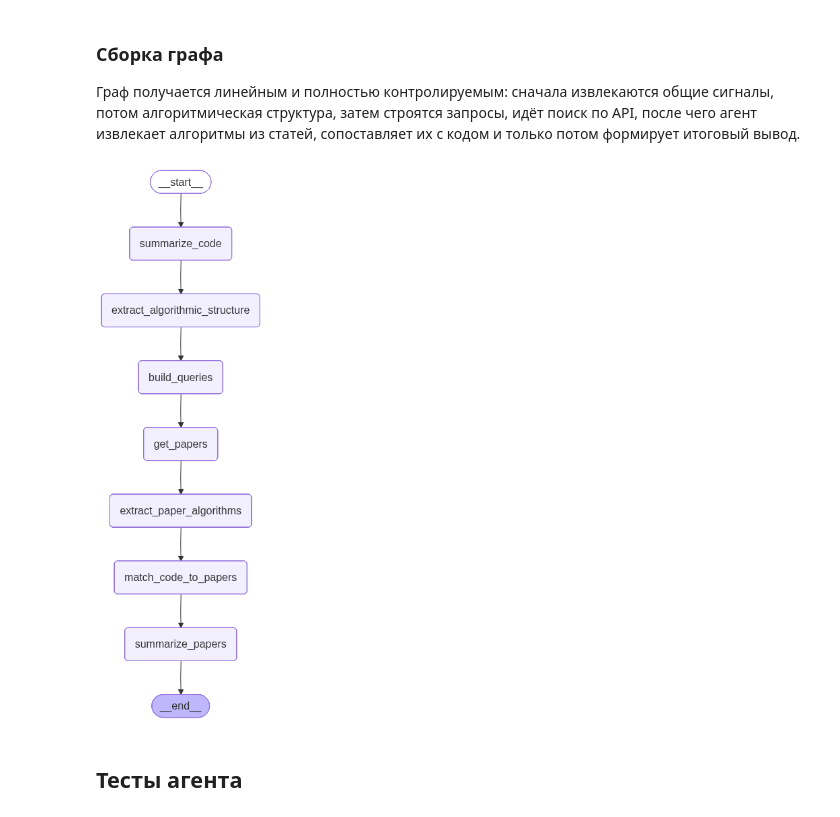
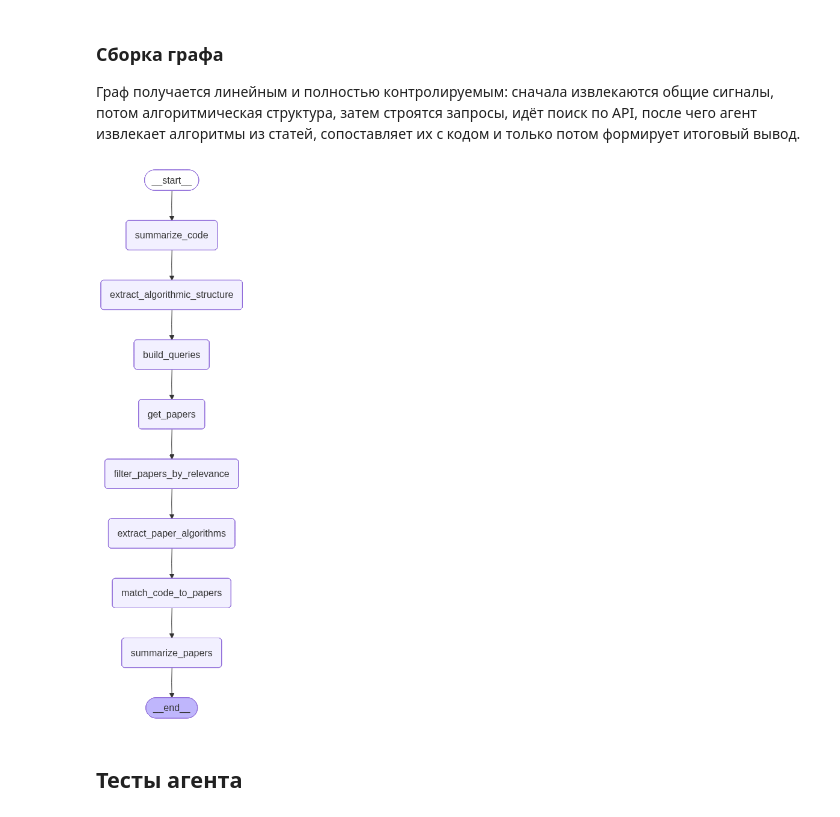
Before and after one commit to Bosbobos/IAD, a Jupyter notebook: AppliedDataAnalysisProblems/1/agents.ipynb, the cells around one changed output. Drawn from its saved outputs; the diff is of its cells as text; code cells hidden in the pictures.

```diff
--- a/AppliedDataAnalysisProblems/1/agents.ipynb
+++ b/AppliedDataAnalysisProblems/1/agents.ipynb
@@ -105,8 +95,9 @@ class AgentState(TypedDict, total=False):
     final_summary: str
 # %%
 VERBOSE = True
-TOP_PAPERS_FOR_ALGO_EXTRACTION = 3
-TOP_PAPERS_FOR_MATCHING = 12
+TOP_PAPERS_FOR_RELEVANCE_FILTER = 10
+TOP_PAPERS_FOR_LLM_ALGO_EXTRACTION = 3
+TOP_PAPERS_FOR_MATCHING = 10
 TOP_PAPERS_FOR_DEEP_MATCHING = 6
 ALGO_MATCH_SCORE_THRESHOLD = 0.45
 ALGORITHM_DB_PATH = os.path.abspath("paper_algorithms_cache.sqlite3")
@@ -329,5 +389,8 @@ def get_papers(state: AgentState):
 
     if VERBOSE:
         print(f"Total unique papers found: {len(papers)}")
+        print("ALL RETRIEVED PAPERS:")
+        for i, p in enumerate(papers, 1):
+            print(i, p["title"])
 
     return {"papers": papers}
@@ -1173,27 +1527,29 @@ def summarize_papers(state: AgentState):
 # %%
 graph_builder = StateGraph(AgentState)
 
 graph_builder.add_node("summarize_code", summarize_code)
 graph_builder.add_node("extract_algorithmic_structure", extract_algorithmic_structure)
 graph_builder.add_node("build_queries", build_queries)
 graph_builder.add_node("get_papers", get_papers)
+graph_builder.add_node("filter_papers_by_relevance", filter_papers_by_relevance)
 graph_builder.add_node("extract_paper_algorithms", extract_paper_algorithms)
 graph_builder.add_node("match_code_to_papers", match_code_to_papers)
 graph_builder.add_node("summarize_papers", summarize_papers)
 
 graph_builder.add_edge(START, "summarize_code")
 graph_builder.add_edge("summarize_code", "extract_algorithmic_structure")
 graph_builder.add_edge("extract_algorithmic_structure", "build_queries")
 graph_builder.add_edge("build_queries", "get_papers")
-graph_builder.add_edge("get_papers", "extract_paper_algorithms")
+graph_builder.add_edge("get_papers", "filter_papers_by_relevance")
+graph_builder.add_edge("filter_papers_by_relevance", "extract_paper_algorithms")
 graph_builder.add_edge("extract_paper_algorithms", "match_code_to_papers")
 graph_builder.add_edge("match_code_to_papers", "summarize_papers")
 graph_builder.add_edge("summarize_papers", END)
 
 graph = graph_builder.compile()
 graph
 # %% [output]
-[figure, old version]
+[figure, new version]
 # %% [markdown]
 ## Тесты агента
 # %% [markdown]
```
Also changed, not shown: parts of 16 cells of this notebook.
